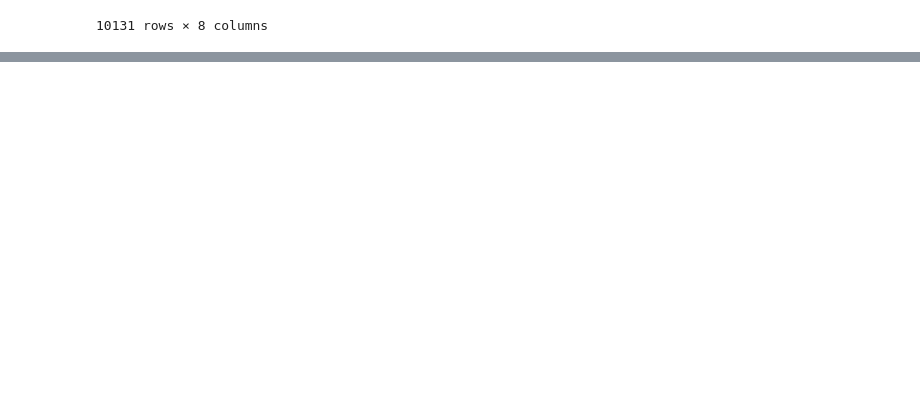
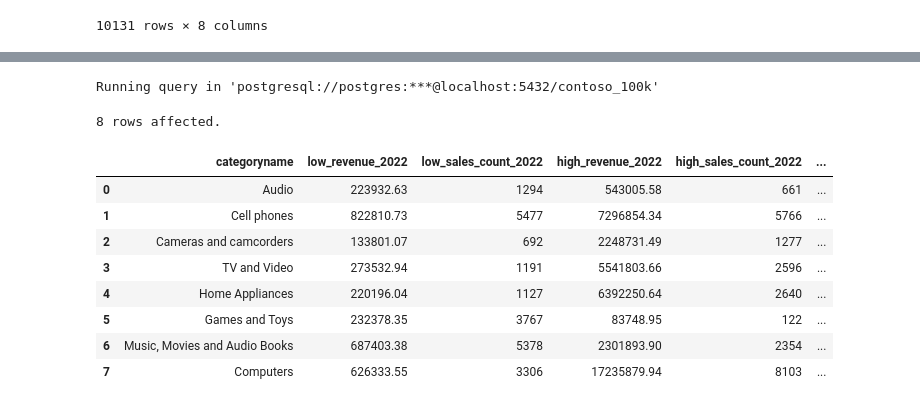
Before and after one commit to Vugar-Nasirli/Postgre_SQL_Beginner, a Jupyter notebook: Resources/Blank_SQL_Notebook.ipynb, the cells around one changed output, grey strips where cells are left out. Cells and saved outputs as stored; diff of their text form; code cells hidden in the pictures; blank space fills up the shorter version.

```diff
--- a/Resources/Blank_SQL_Notebook.ipynb
+++ b/Resources/Blank_SQL_Notebook.ipynb
@@ -212,0 +441,57 @@ Running query in 'postgresql://postgres:***@localhost:5432/contoso_100k'
+# %%
+%%sql
+-- We should find in 2022 and 2023 revenue in 2 different format. The total revenue for sales which lower than median value and higher than median value according to
+-- each product category.
+-- As well as we can see the number of sales which lower and higher than median in 2022 and 2023.
+-- For example; for 2022 number of product sales which are lower than median revenue are 1294 and total revenue from these sales are approximately 224.000 but
+-- the same for sales which are higher than median revenue are 661 and 543.000 accordingly. We can see that 2 times less sales give us 2 times more revenue.
+-- According to this data we can make decision about improving the marketing starategy mostly for product which have sales revenue higher than median revenue.
+
+WITH median_revenue AS
+(
+  SELECT
+    PERCENTILE_CONT(0.5) WITHIN GROUP (ORDER BY quantity * netprice * exchangerate) AS median
+  FROM
+    sales
+)
+
+SELECT
+  p.categoryname,
+  SUM(CASE wHEN EXTRACT(YEAR FROM s.orderdate) = '2022' AND
+    ((s.quantity * s.netprice * s.exchangerate) < mr.median) THEN (s.quantity * s.netprice * s.exchangerate) END) AS low_revenue_2022,
+  COUNT(CASE wHEN EXTRACT(YEAR FROM s.orderdate) = '2022' AND
+    ((s.quantity * s.netprice * s.exchangerate) < mr.median) THEN s.productkey END) AS low_sales_count_2022,
+  SUM(CASE wHEN EXTRACT(YEAR FROM s.orderdate) = '2022' AND
+    ((s.quantity * s.netprice * s.exchangerate) >= mr.median) THEN (s.quantity * s.netprice * s.exchangerate) END) AS high_revenue_2022,
+  COUNT(CASE wHEN EXTRACT(YEAR FROM s.orderdate) = '2022' AND
+    ((s.quantity * s.netprice * s.exchangerate) >= mr.median) THEN s.productkey END) AS high_sales_count_2022,
+  SUM(CASE WHEN EXTRACT(YEAR FROM s.orderdate) = '2022' THEN s.quantity * s.netprice * exchangerate END) AS total_revenue_2022,
+  COUNT(CASE wHEN EXTRACT(YEAR FROM s.orderdate) = '2022' THEN s.productkey END) AS sales_count_2022,
+  SUM(CASE wHEN EXTRACT(YEAR FROM s.orderdate) = '2023' AND
+    ((s.quantity * s.netprice * s.exchangerate) < mr.median) THEN (s.quantity * s.netprice * s.exchangerate) END) AS low_revenue_2023,
+  COUNT(CASE wHEN EXTRACT(YEAR FROM s.orderdate) = '2023' AND
+    ((s.quantity * s.netprice * s.exchangerate) < mr.median) THEN s.productkey END) AS low_sales_count_2023,
+  SUM(CASE wHEN EXTRACT(YEAR FROM s.orderdate) = '2023' AND
+    ((s.quantity * s.netprice * s.exchangerate) >= mr.median) THEN (s.quantity * s.netprice * s.exchangerate) END) AS high_revenue_2023,
+  COUNT(CASE wHEN EXTRACT(YEAR FROM s.orderdate) = '2023' AND
+    ((s.quantity * s.netprice * s.exchangerate) >= mr.median) THEN s.productkey END) AS high_sales_count_2023,
+  SUM(CASE WHEN EXTRACT(YEAR FROM s.orderdate) = '2023' THEN s.quantity * s.netprice * exchangerate END) AS total_revenue_2023,
+  COUNT(CASE wHEN EXTRACT(YEAR FROM s.orderdate) = '2023' THEN s.productkey END) AS sales_count_2023
+FROM
+  product p
+  LEFT JOIN sales s ON p.productkey = s.productkey,
+  median_revenue mr
+GROUP BY
+  p.categoryname;
+# %% [output]
+Running query in 'postgresql://postgres:***@localhost:5432/contoso_100k'
+8 rows affected.
+|  | categoryname | low_revenue_2022 | low_sales_count_2022 | high_revenue_2022 | high_sales_count_2022 | ... |
+| 0 | Audio | 223932.63 | 1294 | 543005.58 | 661 | ... |
+| 1 | Cell phones | 822810.73 | 5477 | 7296854.34 | 5766 | ... |
+| 2 | Cameras and camcorders | 133801.07 | 692 | 2248731.49 | 1277 | ... |
+| 3 | TV and Video | 273532.94 | 1191 | 5541803.66 | 2596 | ... |
+| 4 | Home Appliances | 220196.04 | 1127 | 6392250.64 | 2640 | ... |
+| 5 | Games and Toys | 232378.35 | 3767 | 83748.95 | 122 | ... |
+| 6 | Music, Movies and Audio Books | 687403.38 | 5378 | 2301893.90 | 2354 | ... |
+| 7 | Computers | 626333.55 | 3306 | 17235879.94 | 8103 | ... |
```
Also changed, not shown: parts of 14 cells of this notebook.
